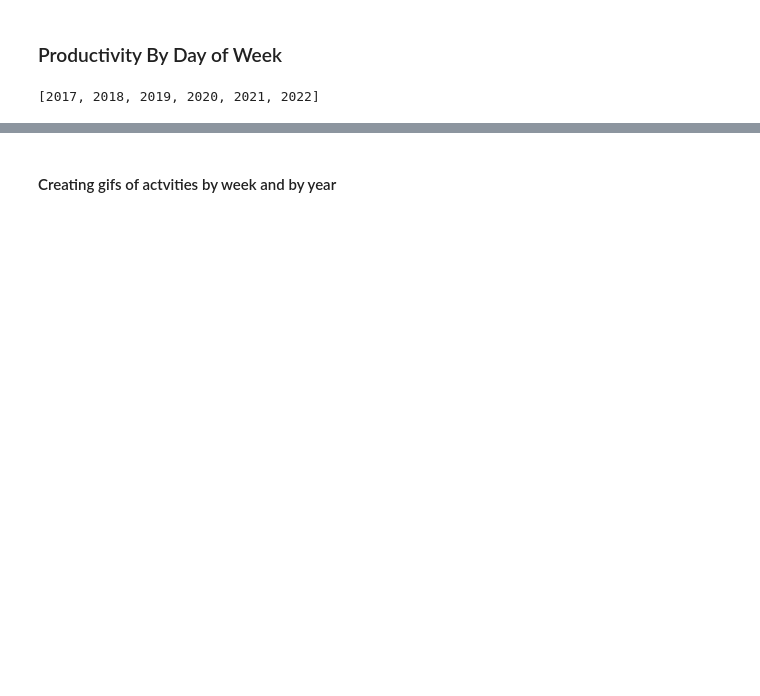
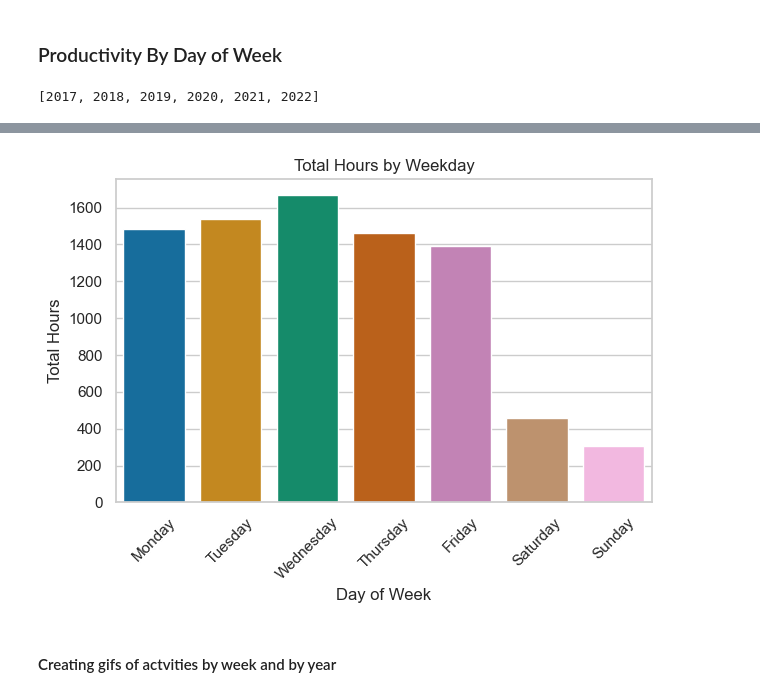
Before and after one commit to awkwardarm/Portfolio-Projects, a Jupyter notebook: Porftolio Project - Time Tracking.ipynb, the cells around one changed output, grey strips where cells are left out. Saved outputs shown, nothing was run; the diff lists cells and outputs as text; code cells hidden in the pictures; blank space fills up the shorter version.

```diff
--- a/Porftolio Project - Time Tracking.ipynb
+++ b/Porftolio Project - Time Tracking.ipynb
@@ -101,3 +126,50 @@ print(years_list)
+# %%
+# Are certain days of the week more productive?
+
+# SQL: Sum hours by days of week and order by weekday
+query = '''
+    SELECT
+        CASE
+            WHEN day_of_week = 'Monday' THEN 1
+            WHEN day_of_week = 'Tuesday' THEN 2
+            WHEN day_of_week = 'Wednesday' THEN 3
+            WHEN day_of_week = 'Thursday' THEN 4
+            WHEN day_of_week = 'Friday' THEN 5
+            WHEN day_of_week = 'Saturday' THEN 6
+            WHEN day_of_week = 'Sunday' THEN 7
+            ELSE 8 -- This handles any unexpected values
+        END AS numeric_day,
+        day_of_week,
+        SUM(hours) AS total_hours
+    FROM time_tracking
+    GROUP BY 1
+    ORDER BY 1 ASC;
+    '''
+
+# create dataframe from query
+weekday_totals = psql.sqldf(query, locals())
+
+plt.figure(figsize_medium)
+ax = plt.subplot()
+
+# Set the style of seaborn
+sns.set(style="whitegrid")
+
+# Choose a colorblind-friendly palette
+palette = sns.color_palette("colorblind", n_colors=len(weekday_totals))
+
+# Create the bar plot with the chosen palette
+sns.barplot(x='day_of_week', y='total_hours', data=weekday_totals, palette=palette)
+plt.xticks(rotation=45)
+plt.xlabel('Day of Week')
+plt.ylabel('Total Hours')
+title = 'Total Hours by Weekday'
+plt.title(title)
+plt.tight_layout()  # Ensures that labels and titles fit within the plot area
+plt.savefig(os.path.join('Visualizations', title))
+plt.show()
+# %% [output]
+[figure, added]
 # %% [markdown]
 #### Creating gifs of actvities by week and by year
 # %%
```
Also changed, not shown: parts of 15 cells of this notebook, 6 other files.
